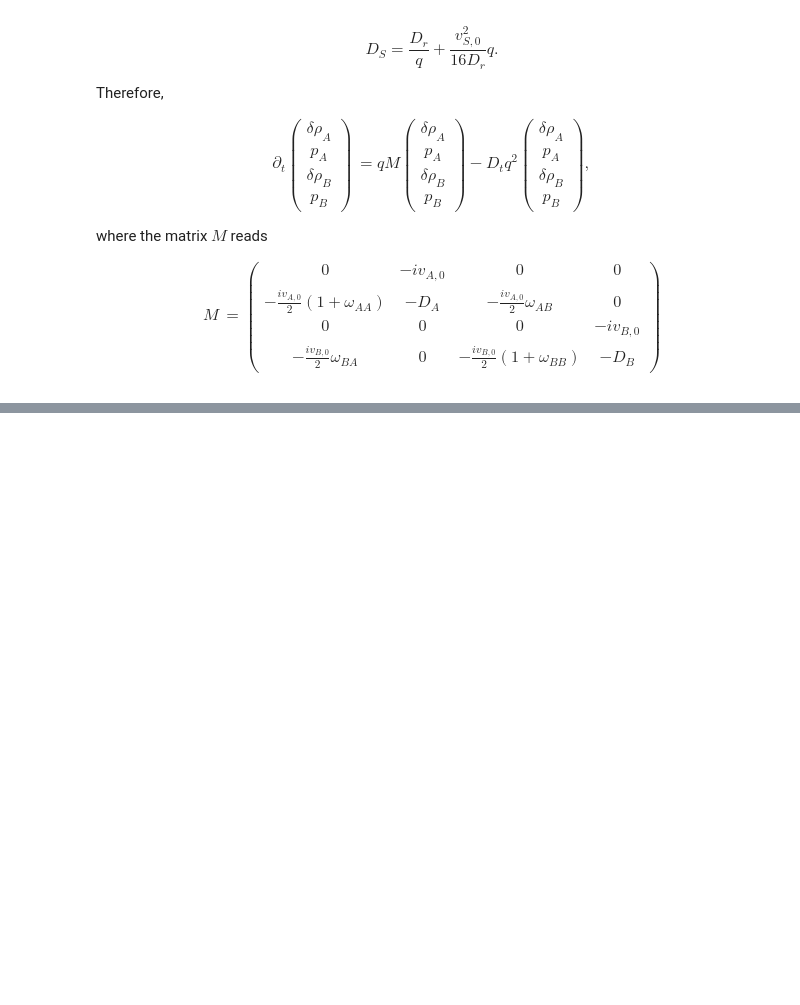
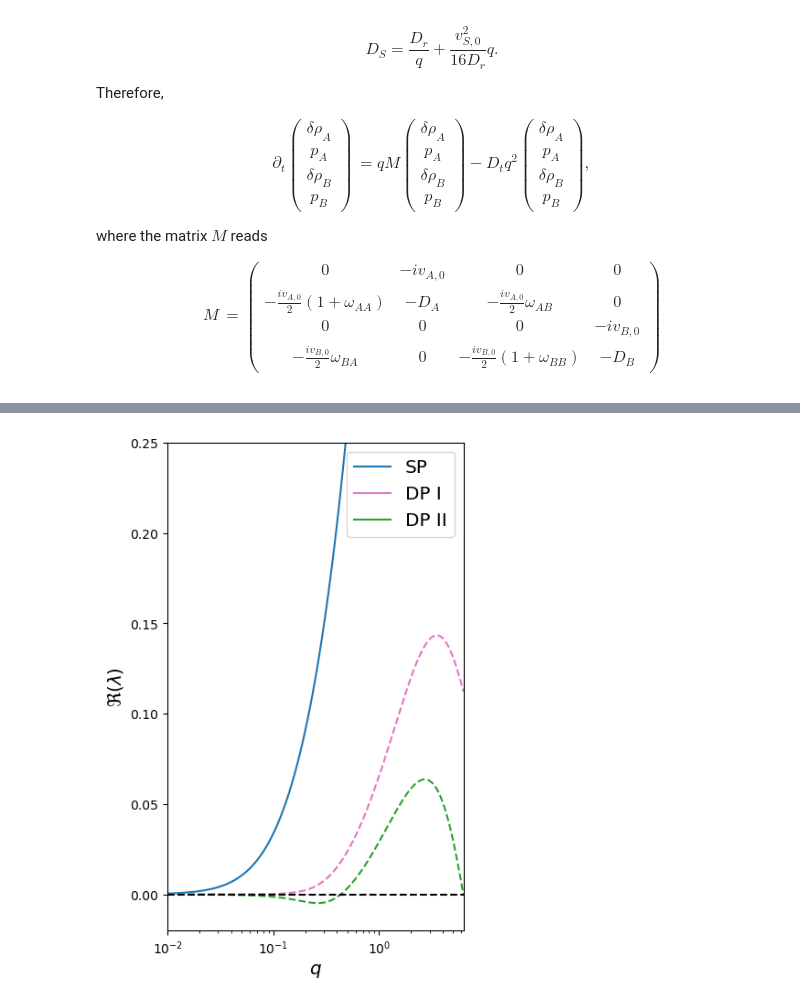
Before and after one commit to skyline-nju/PDE, a Jupyter notebook: Linear_instability/PD_composition.ipynb, the cells around one changed output, grey strips where cells are left out. Drawn from its saved outputs; the diff is of its cells as text; code cells hidden in the pictures; blank space fills up the shorter version.

```diff
--- a/Linear_instability/PD_composition.ipynb
+++ b/Linear_instability/PD_composition.ipynb
@@ -226,62 +226,57 @@ class DMatrix:
 # %%
 # plot lambda vs q
 
-# fig, (ax1, ax2) = plt.subplots(nrows=1, ncols=2, figsize=(6, 4), constrained_layout=True, sharex=True)
+fig, ax1 = plt.subplots(nrows=1, ncols=1, figsize=(4, 6), constrained_layout=True, sharex=True)
 
-etaAA = 0
-etaBB = etaAA
-etaAB = 0.8
+etaAA = -2
+etaBB = -2
+etaAB = 0.5
 etaBA = -etaAB
 bar_rho_A = 1
 bar_rho_B = 1
 Dr = 0.1
 Dt = 0.
-phiA = phiB = 1
 
-M = DMatrix(etaAA, etaAB, etaBA, etaBB, phiA, phiB, Dr, bar_rhoA=bar_rho_A, bar_rhoB=bar_rho_B)
-m1 = M.get_M(0.6)
+# phiA = 140/80
+phiB = 65/40
+q_arr = np.logspace(-2, np.log10(np.pi*2), 1000)
+# q_arr = np.logspace(-2, 2, 1000)
 
-w, v = eig(m1)
+# ax2 = ax1.twinx()
 
-print(w)
-print(v[:, 0])
-print(v[:, 1])
-print(v[:, 2])
-print(v[:, 3])
+clist = ["tab:blue", "tab:pink", "tab:green"]
+labels = ["SP", "DP I", "DP II"]
+# for phiB in np.linspace(0.48, 0.52, 5, endpoint=True):
+for i, phiA in enumerate([50/40, 65/40, 69/40]):
+    M = DMatrix(etaAA, etaAB, etaBA, etaBB, phiA, phiB, Dr, bar_rhoA=bar_rho_A, bar_rhoB=bar_rho_B)
+    # lambda_arr = M.get_lambda_q(q_arr)
+    # print(lambda_arr.shape)
+    lambda_arr = M.get_lambda_q(q_arr).max(axis=1)
 
+    mask = np.abs(lambda_arr.imag) < 1e-8
+    line, = ax1.plot(q_arr[mask], lambda_arr.real[mask] - Dt * q_arr[mask]**2, label=labels[i], c=clist[i])
+    mask = np.abs(lambda_arr.imag) >= 1e-8
+    line, = ax1.plot(q_arr[mask], lambda_arr.real[mask] - Dt * q_arr[mask]**2, '--', c=clist[i])
 
-# phiA = 1
-# # phiB = 24/40
-# # q_arr = np.logspace(-2, np.log10(np.pi*2), 1000)
-# q_arr = np.logspace(-3, 0, 1000)
+    # ax2.plot(q_arr, np.abs(lambda_arr.imag), "--", label=r"%g" % (phiA), c=line.get_c())
 
-
-# # for phiB in np.linspace(0.48, 0.52, 5, endpoint=True):
-# for phiB in [1]:
-#     M = DMatrix(etaAA, etaAB, etaBA, etaBB, phiA, phiB, Dr, bar_rhoA=bar_rho_A, bar_rhoB=bar_rho_B)
-#     # lambda_arr = M.get_lambda_q(q_arr)
-#     # print(lambda_arr.shape)
-#     lambda_arr = M.get_lambda_q(q_arr).max(axis=1)
-#     ax1.plot(q_arr, lambda_arr.real - Dt * q_arr**2, label=r"%g" % (phiB))
-#     ax2.plot(q_arr, np.abs(lambda_arr.imag), label=r"%g" % (phiB))
-
-# ax1.set_xscale("log")
-# ax1.axhline(0, linestyle="dashed", c="k")
-# # ax1.set_ylim(-0.1, 0.05)
+ax1.set_xscale("log")
+ax1.axhline(0, linestyle="dashed", c="k")
+# ax1.set_ylim(-0.1, 0.05)
 # ax2.set_xscale("log")
 # ax2.legend(title=r"$\phi_B/\rho_0=$", fontsize="large")
-# ax1.legend(title=r"$\phi_B/\rho_0=$", fontsize="large")
+ax1.legend(fontsize="x-large")
 
-# ax1.set_xlim(q_arr[0], q_arr[-1])
-# ax1.set_ylim(-0.05, 0.1)
-# ax1.set_xlabel(r"$q$", fontsize="large")
+ax1.set_xlim(q_arr[0], q_arr[-1])
+ax1.set_ylim(-0.02, 0.25)
+ax1.set_xlabel(r"$q$", fontsize="x-large")
 # ax2.set_xlabel(r"$q$", fontsize="large")
-# ax1.set_ylabel(r"$\Re(\lambda)$")
+ax1.set_ylabel(r"$\Re(\lambda)$", fontsize="x-large")
 # ax2.set_ylabel(r"$|\Im(\lambda)|$")
 
 # title = r"$\eta_{AA,BB}=-2,\eta_{AB}=-\eta_{BA}=2, D_r/v_0=0.1, D_t/v_0=%g, \bar{\rho}_{A,B}=\rho_0, \phi_A/\rho_0=1.25$" % Dt
 # plt.suptitle(title)
-# plt.show()
-# # plt.savefig(f"lambda_q_SP_DP2_Dt{Dt:g}.pdf")
-# plt.close()
+plt.show()
+# plt.savefig(f"fig3c.png")
+plt.close()
 # %% [output]
@@ -297,0 +283 @@ print(v[:, 3])
+[figure, added]
```
Also changed, not shown: parts of 8 cells of this notebook, 6 other files.
